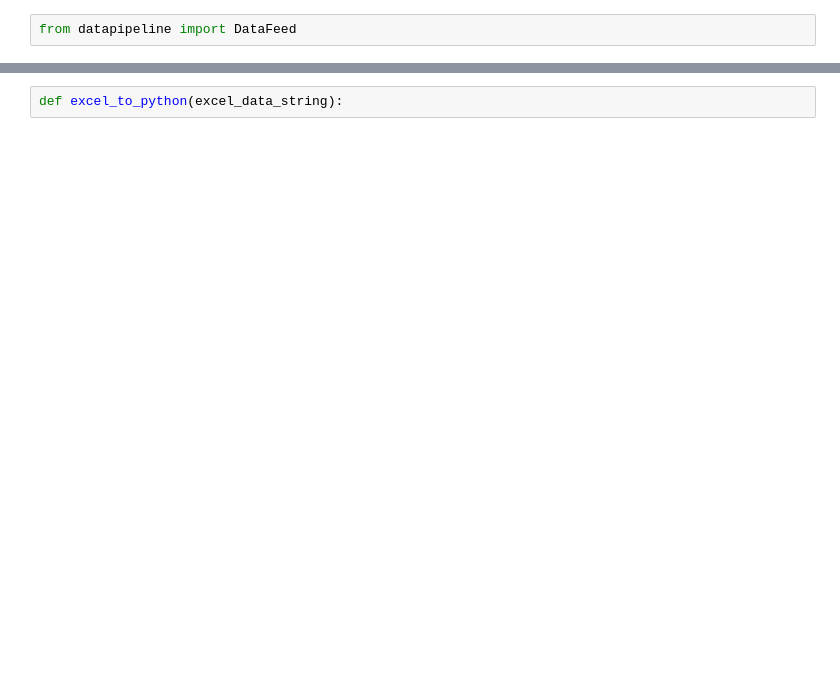
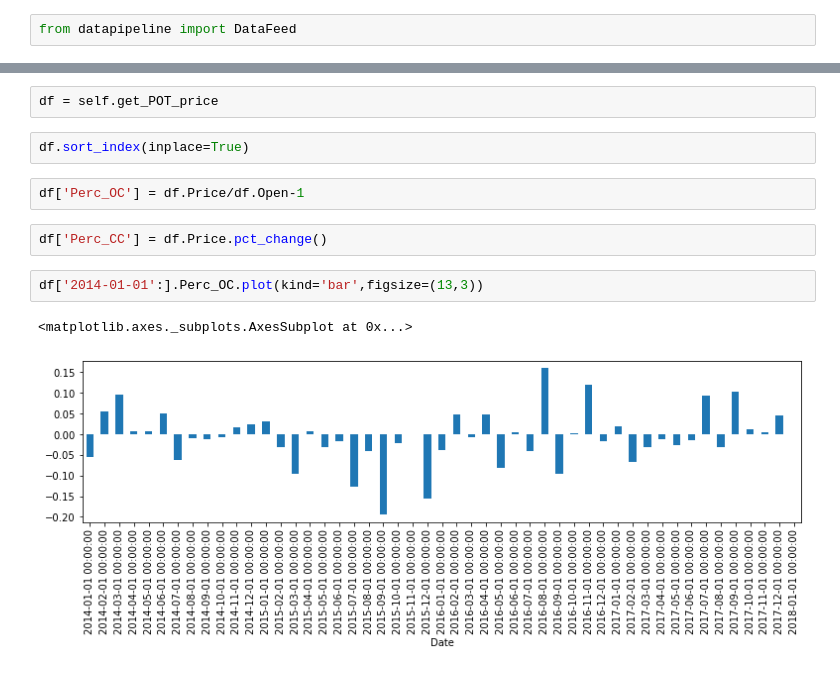
Before and after one commit to ali-meesam/Canpotex, a Jupyter notebook: DataFeed.ipynb, the cells around one changed output, grey strips where cells are left out. Drawn from its saved outputs; the diff is of its cells as text; blank space fills up the shorter version.

Commit message:
More datas added to the sample

```diff
--- a/DataFeed.ipynb
+++ b/DataFeed.ipynb
@@ -22,2 +8,13 @@ d.get_food_price_index
-# %%
-def excel_to_python(excel_data_string):
+# %%
+df = self.get_POT_price
+# %%
+df.sort_index(inplace=True)
+# %%
+df['Perc_OC'] = df.Price/df.Open-1
+# %%
+df['Perc_CC'] = df.Price.pct_change()
+# %%
+df['2014-01-01':].Perc_OC.plot(kind='bar',figsize=(13,3))
+# %% [output]
+<matplotlib.axes._subplots.AxesSubplot at 0x...>
+[figure, added]
```
Also changed, not shown: parts of 27 cells of this notebook, 5 other files.
